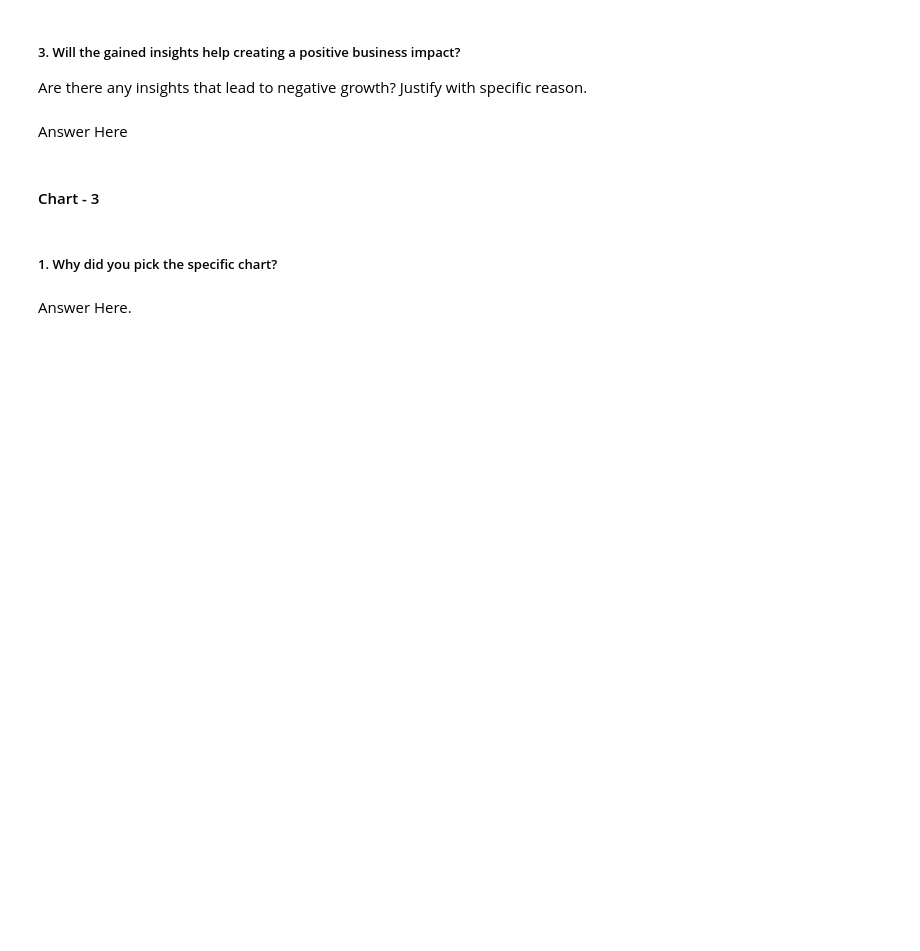
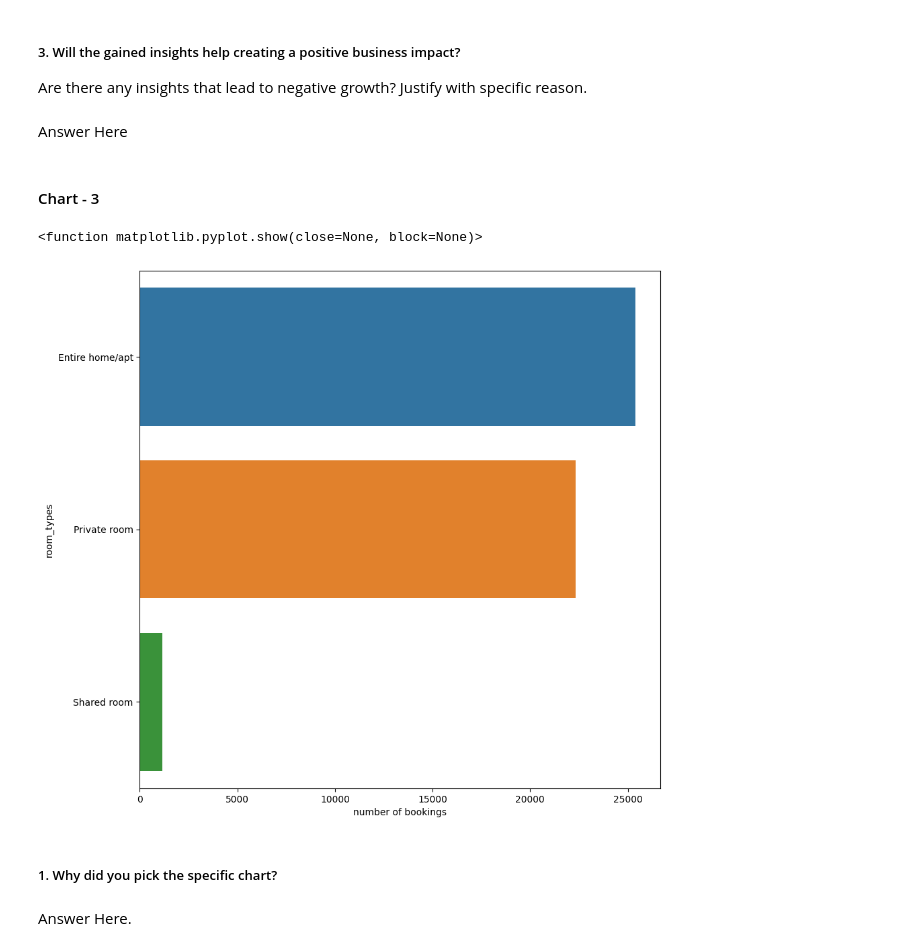
Before and after one commit to dipakpatil2001/D-SCIENCE, a Jupyter notebook: Air_Bnb_DP_.ipynb, the cells around one changed output. Drawn from its saved outputs; the diff is of its cells as text; code cells hidden in the pictures; blank space fills up the shorter version.

```diff
--- a/Air_Bnb_DP_.ipynb
+++ b/Air_Bnb_DP_.ipynb
@@ -500,3 +546,14 @@ Answer Here
+# %%
+# Chart - 3 visualization code
+r1 = df1
+cou=r1.groupby("room_type")['room_type'].count()
+plt.rcParams['figure.figsize'] = (10, 10)    # setting up the figure size of our data so all the things gets easily visible
+axx=sns.barplot(x=cou, y=cou.index, data=df1)
+axx.set(xlabel='number of bookings', ylabel='room_types')
+plt.show
+# %% [output]
+<function matplotlib.pyplot.show(close=None, block=None)>
+[figure, added]
 # %% [markdown]
 ##### 1. Why did you pick the specific chart?
 # %% [markdown]
```
Also changed, not shown: parts of 8 cells of this notebook.
